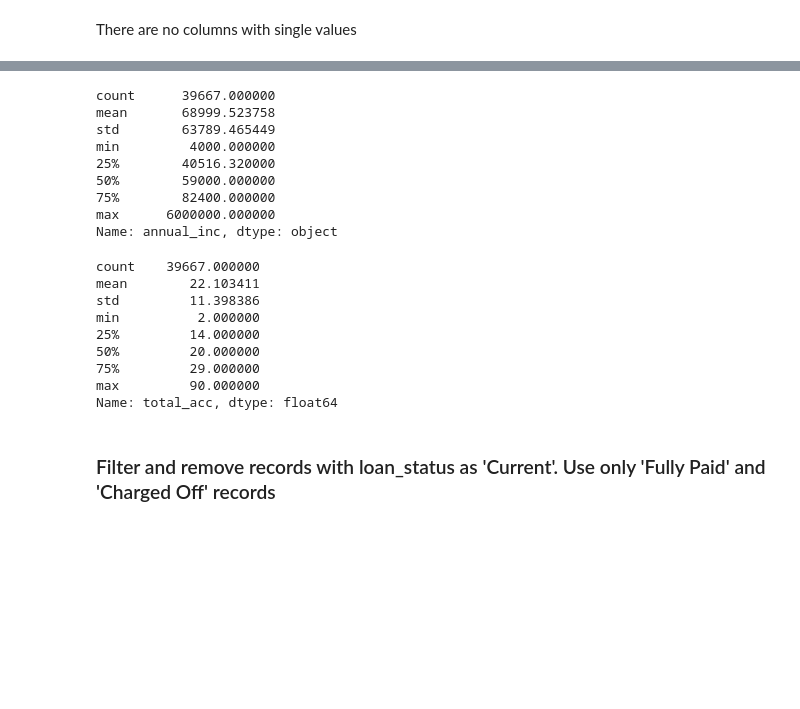
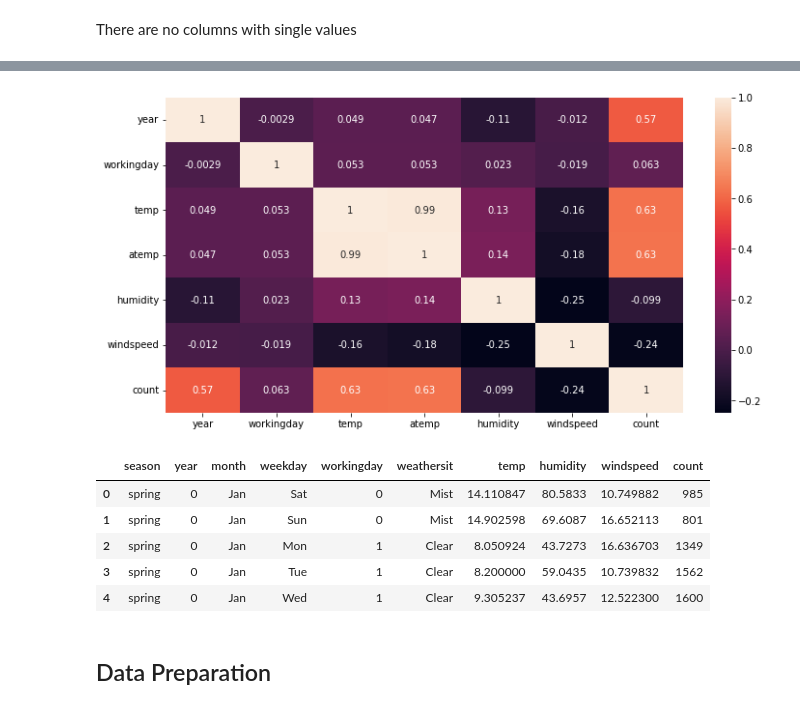
Before and after one commit to ssivakumarx/bikesharing, a Jupyter notebook: sivakumar_soundarapandian.ipynb, the cells around one changed output, grey strips where cells are left out. Saved outputs shown, nothing was run; the diff lists cells and outputs as text; code cells hidden in the pictures; blank space fills up the shorter version.

```diff
--- a/sivakumar_soundarapandian.ipynb
+++ b/sivakumar_soundarapandian.ipynb
@@ -117,24 +157,18 @@ loan['emp_length'] = pd.to_numeric(loan['emp_length'])
 # %%
-loan['annual_inc'].describe().apply(lambda x: format(x, 'f'))
+#Create a heatmap of the correlation
+plt.figure(figsize = (12,6))
+sns.heatmap(bike.corr(),annot=True)
+plt.show()
 # %% [output]
-count      39667.000000
-mean       68999.523758
-std        63789.465449
-min         4000.000000
-25%        40516.320000
-50%        59000.000000
-75%        82400.000000
-max      6000000.000000
-Name: annual_inc, dtype: object
+[figure, added]
 # %%
-loan['total_acc'].describe()
+#temp and atemp are highly correlated. Droppping atemp to avoid multicollinearity
+bike.drop('atemp',axis=1,inplace=True)
+bike.head()
 # %% [output]
-count    39667.000000
-mean        22.103411
-std         11.398386
-min          2.000000
-25%         14.000000
-50%         20.000000
-75%         29.000000
-max         90.000000
-Name: total_acc, dtype: float64
+|  | season | year | month | weekday | workingday | weathersit | temp | humidity | windspeed | count |
+| 0 | spring | 0 | Jan | Sat | 0 | Mist | 14.110847 | 80.5833 | 10.749882 | 985 |
+| 1 | spring | 0 | Jan | Sun | 0 | Mist | 14.902598 | 69.6087 | 16.652113 | 801 |
+| 2 | spring | 0 | Jan | Mon | 1 | Clear | 8.050924 | 43.7273 | 16.636703 | 1349 |
+| 3 | spring | 0 | Jan | Tue | 1 | Clear | 8.200000 | 59.0435 | 10.739832 | 1562 |
+| 4 | spring | 0 | Jan | Wed | 1 | Clear | 9.305237 | 43.6957 | 12.522300 | 1600 |
@@ -145,3 +175,3 @@ loan = loan[loan["total_acc"] < loan["total_acc"].quantile(0.99)]
-# %% [markdown]
-### Filter and remove records with loan_status as 'Current'. Use only 'Fully Paid' and 'Charged Off' records
+# %% [markdown]
+## Data Preparation
 # %%
```
Also changed, not shown: parts of 63 cells of this notebook, 1 other file.
